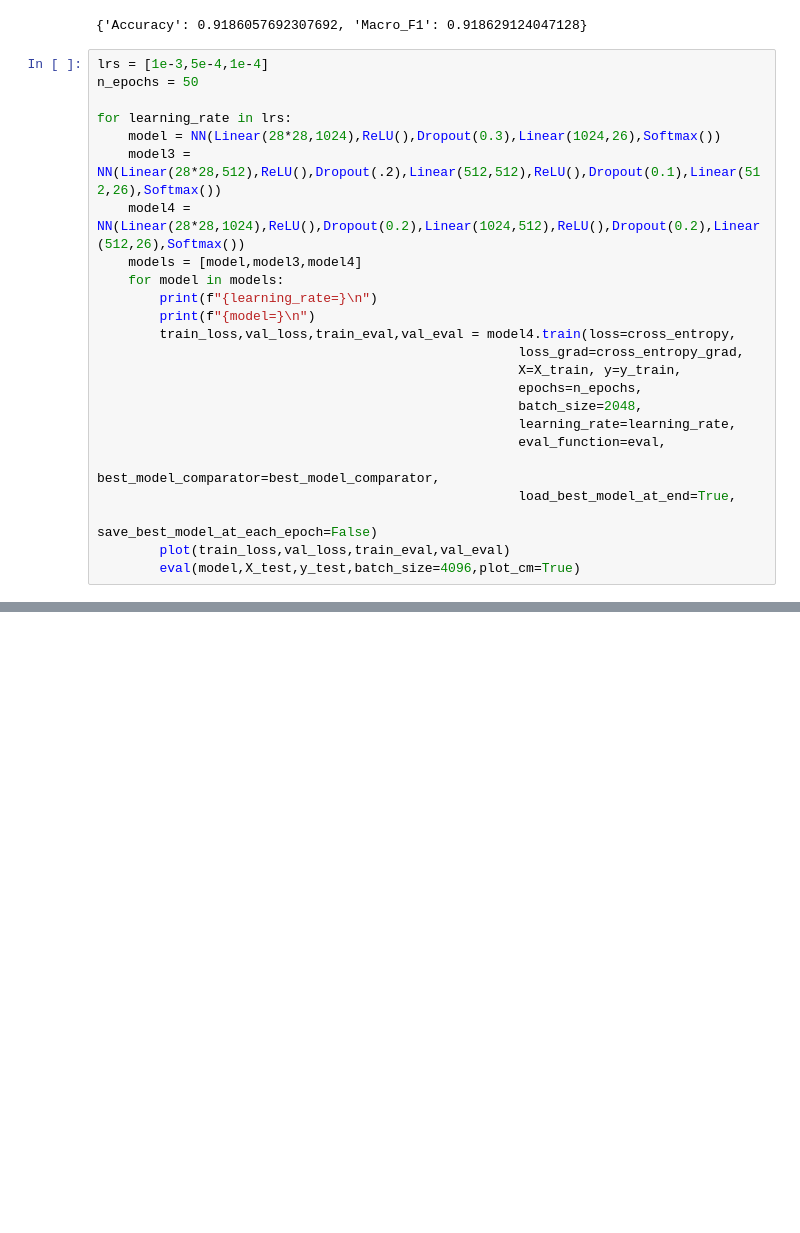
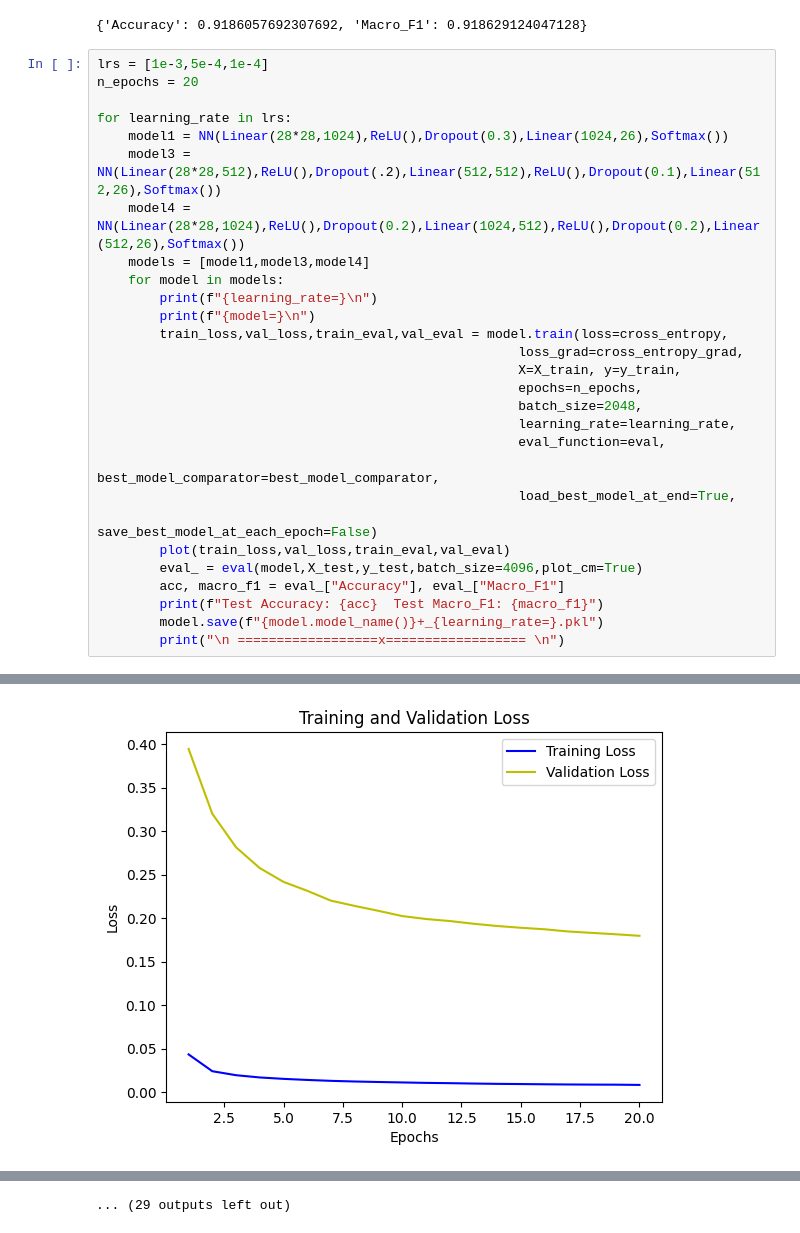
Before and after one commit to rakin000/CSE472-Machine-Learning-Sessional, a Jupyter notebook: offline3-dl/ff2.ipynb, the cells around one changed output, grey strips where cells are left out. Drawn from its saved outputs; the diff is of its cells as text; blank space fills up the shorter version.

```diff
--- a/offline3-dl/ff2.ipynb
+++ b/offline3-dl/ff2.ipynb
@@ -282,17 +282,17 @@ eval(model4,X_test,y_test,batch_size=4096,plot_cm=True)
 {'Accuracy': 0.9186057692307692, 'Macro_F1': 0.918629124047128}
 # %%
 lrs = [1e-3,5e-4,1e-4]
-n_epochs = 50
+n_epochs = 20
 
 for learning_rate in lrs:
-    model = NN(Linear(28*28,1024),ReLU(),Dropout(0.3),Linear(1024,26),Softmax())
+    model1 = NN(Linear(28*28,1024),ReLU(),Dropout(0.3),Linear(1024,26),Softmax())
     model3 = NN(Linear(28*28,512),ReLU(),Dropout(.2),Linear(512,512),ReLU(),Dropout(0.1),Linear(512,26),Softmax())
     model4 = NN(Linear(28*28,1024),ReLU(),Dropout(0.2),Linear(1024,512),ReLU(),Dropout(0.2),Linear(512,26),Softmax())
-    models = [model,model3,model4]
+    models = [model1,model3,model4]
     for model in models:
         print(f"{learning_rate=}\n")
         print(f"{model=}\n")
-        train_loss,val_loss,train_eval,val_eval = model4.train(loss=cross_entropy,
+        train_loss,val_loss,train_eval,val_eval = model.train(loss=cross_entropy,
                                                       loss_grad=cross_entropy_grad,
                                                       X=X_train, y=y_train,
                                                       epochs=n_epochs,
@@ -303,7 +303,11 @@ for learning_rate in lrs:
                                                       load_best_model_at_end=True,
                                                       save_best_model_at_each_epoch=False)
         plot(train_loss,val_loss,train_eval,val_eval)
-        eval(model,X_test,y_test,batch_size=4096,plot_cm=True)
+        eval_ = eval(model,X_test,y_test,batch_size=4096,plot_cm=True)
+        acc, macro_f1 = eval_["Accuracy"], eval_["Macro_F1"]
+        print(f"Test Accuracy: {acc}  Test Macro_F1: {macro_f1}")
+        model.save(f"{model.model_name()}+_{learning_rate=}.pkl")
+        print("\n ==================x================== \n")
 # %% [output]
 learning_rate=0.001
 
@@ -324,0 +329 @@ epoch=15, train_loss[epoch]=0.006033275840709334, val_loss[epoch]=0.147877647666
+[figure, added]
@@ -324,0 +372 @@ epoch=15, train_loss[epoch]=0.006033275840709334, val_loss[epoch]=0.147877647666
+... (29 outputs left out)
```
Also changed, not shown: parts of 1 cell of this notebook, 21 other files.
